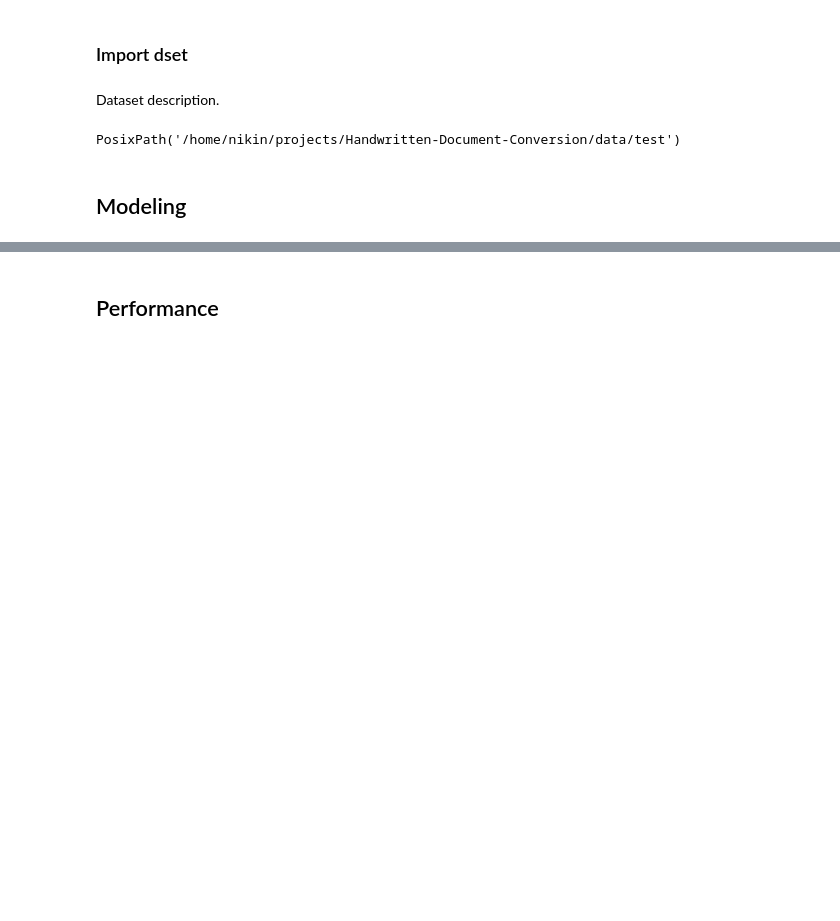
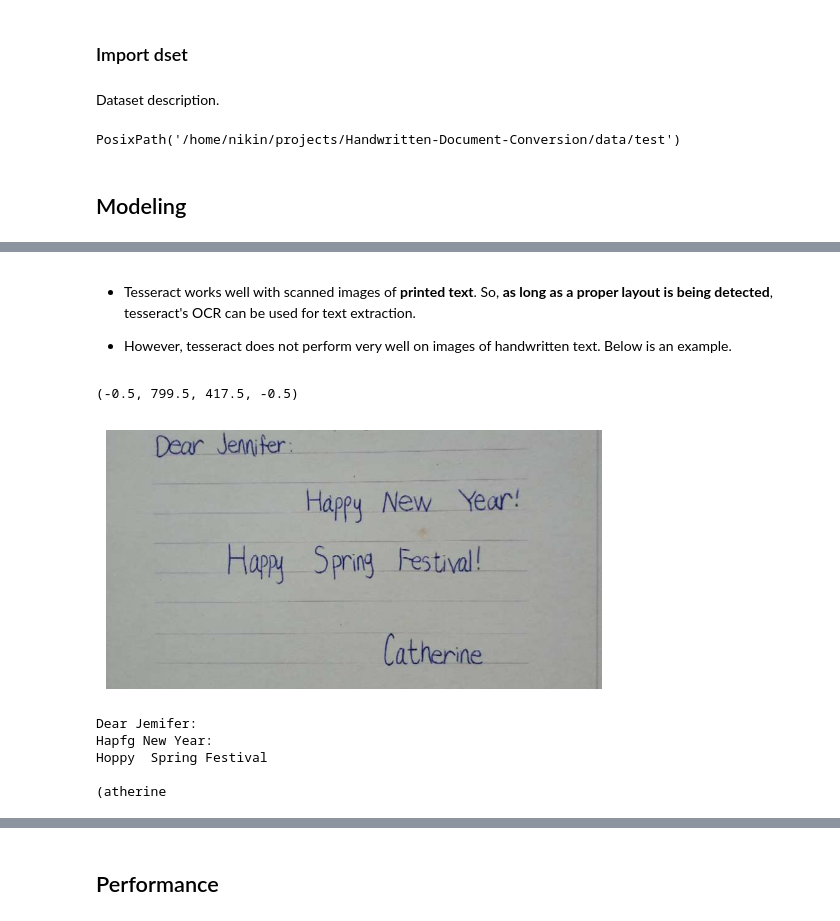
Before and after one commit to nikinbaidar/Handwritten-Document-Conversion, a Jupyter notebook: notebook/index.ipynb, the cells around one changed output, grey strips where cells are left out. Drawn from its saved outputs; the diff is of its cells as text; code cells hidden in the pictures; blank space fills up the shorter version.

```diff
--- a/notebook/index.ipynb
+++ b/notebook/index.ipynb
@@ -158,0 +206,21 @@ TypeError: argument of type 'NoneType' is not iterable
+# %% [markdown]
+* Tesseract works well with scanned images of **printed text**. So, **as long as a proper layout is
+being detected**, tesseract's OCR can be used for text extraction.
+
+* However, tesseract does not perform very well on images of handwritten text. Below is an example.
+# %%
+img=cv.imread(test.joinpath('y.jpg').as_posix())
+img = img[..., ::-1]
+plt.imshow(img)
+plt.axis('off')
+# %% [output]
+(-0.5, 799.5, 417.5, -0.5)
+[figure, added]
+# %%
+print(ocr_agent.detect(img))
+# %% [output]
+Dear Jemifer:
+Hapfg New Year:
+Hoppy  Spring Festival
+
+(atherine
```
Also changed, not shown: parts of 29 cells of this notebook, 7 other files.
